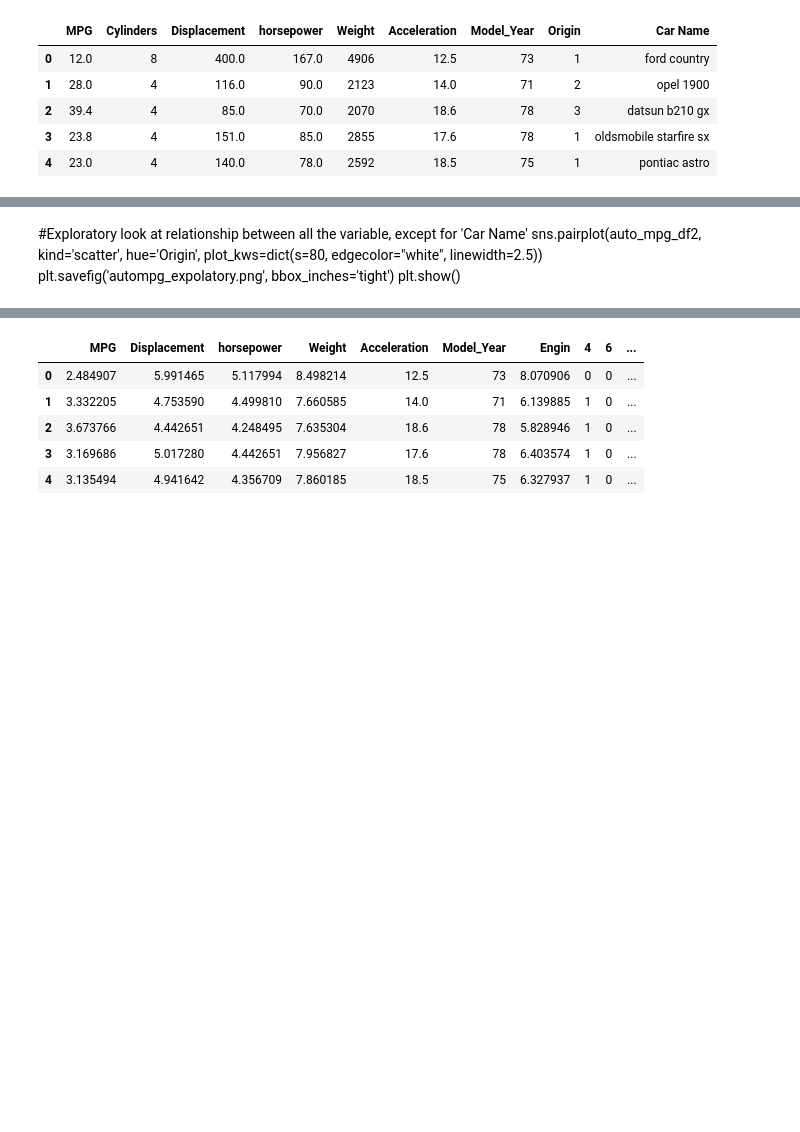
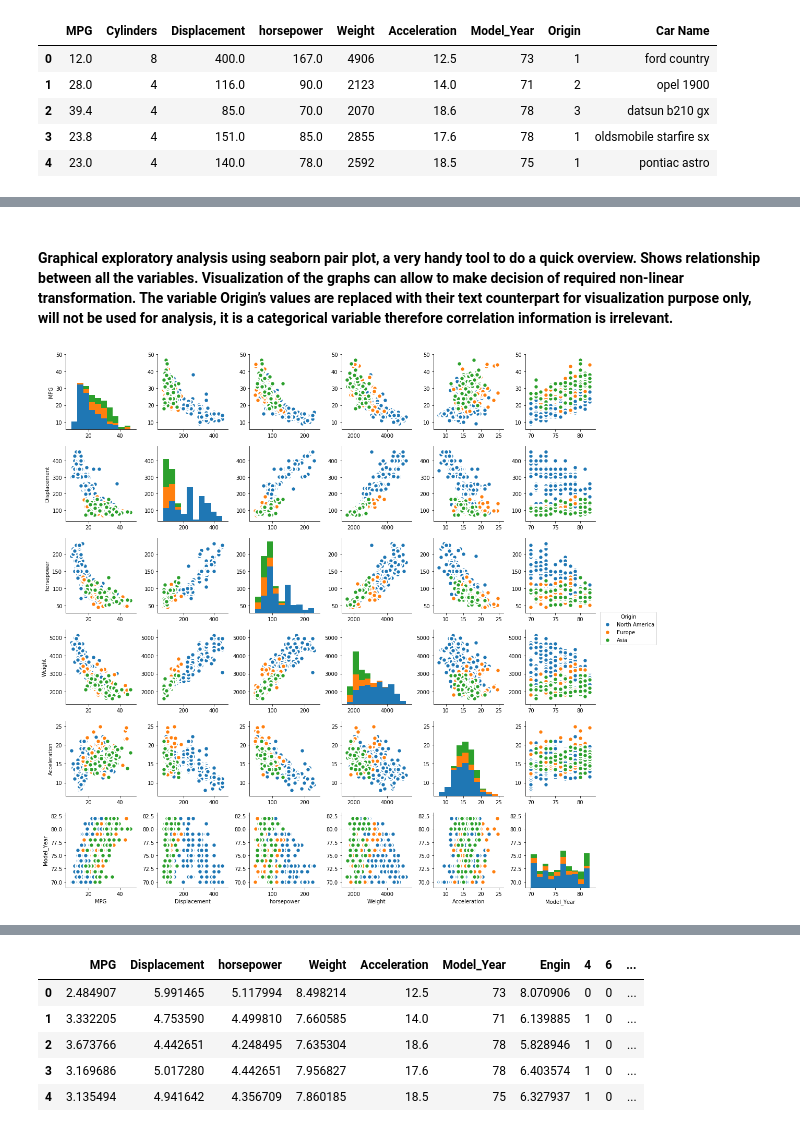
Before and after one commit to ktseringchem/ThinkfulProjects, a Jupyter notebook: Thinkful Projects/CapstoneProject/Capstone Presentation supervised learning.ipynb, the cells around one changed output, grey strips where cells are left out. Saved outputs shown, nothing was run; the diff lists cells and outputs as text; code cells hidden in the pictures; blank space fills up the shorter version.

```diff
--- a/Thinkful Projects/CapstoneProject/Capstone Presentation supervised learning.ipynb
+++ b/Thinkful Projects/CapstoneProject/Capstone Presentation supervised learning.ipynb
@@ -42,3 +71,5 @@ auto_mpg_df.head()
+# %% [markdown]
+#### Graphical exploratory analysis using seaborn pair plot, a very handy tool to do a quick overview. Shows relationship between all the variables. Visualization of the graphs can allow to make decision of required non-linear transformation. The variable Origin’s values are replaced with their text counterpart for visualization purpose only, will not be used for analysis, it is a categorical variable therefore correlation information is irrelevant.
 # %%
 #Name the Origin of the cars for graphing porpuse, will not be used for analysis
 Origin = pd.DataFrame(auto_mpg_df['Origin'].where(auto_mpg_df['Origin'] != 1, 'North America'))
@@ -46,11 +77,13 @@ Origin = Origin.where(Origin != 2, 'Europe')
 Origin = Origin.where(Origin != 3, 'Asia')
 auto_mpg_df2 = auto_mpg_df.drop('Cylinders', 1)
 auto_mpg_df2['Origin'] = Origin
-# %% [markdown]
-#Exploratory look at relationship between all the variable, except for 'Car Name'
-sns.pairplot(auto_mpg_df2, kind='scatter', hue='Origin', plot_kws=dict(s=80, edgecolor="white", linewidth=2.5))
-plt.savefig('autompg_expolatory.png', bbox_inches='tight')
-plt.show()
+# %%
+#Exploratory look at relationship between all the variable, except for 'Car Name'
+sns.pairplot(auto_mpg_df2, kind='scatter', hue='Origin', plot_kws=dict(s=80, edgecolor="white", linewidth=2.5))
+plt.savefig('autompg_expolatory.png', bbox_inches='tight')
+plt.show()
+# %% [output]
+[figure, added]
 # %%
 #Removing outliers and creating new feature
 auto_mpg_df = auto_mpg_df.drop([121, 129, 204])
```
Also changed, not shown: parts of 40 cells of this notebook.
